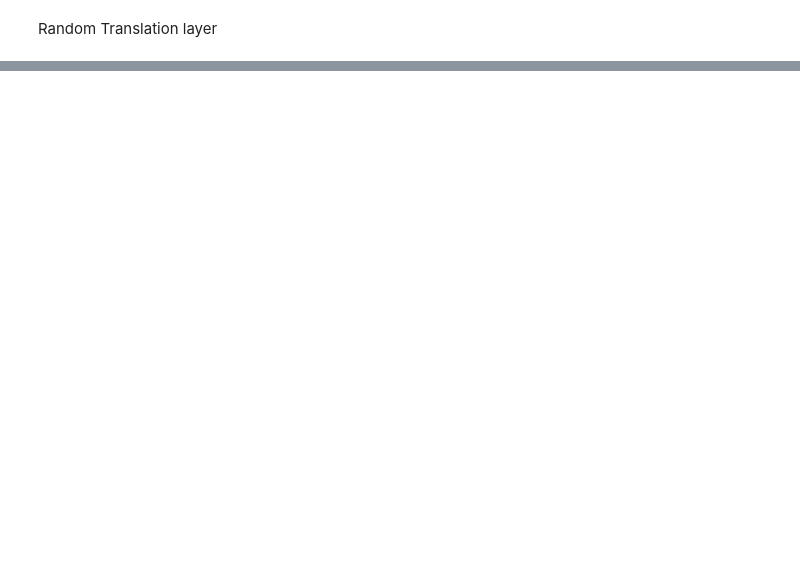
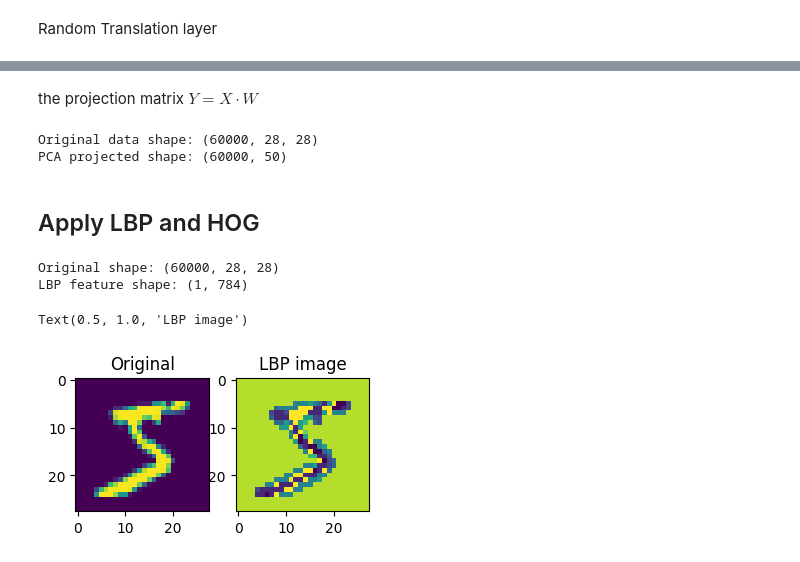
Before and after one commit to SouvikGhorui/MMVL-project-pre-requisites, a Jupyter notebook: Machine learning/MiniProject.ipynb, the cells around one changed output, grey strips where cells are left out. Cells and saved outputs as stored; diff of their text form; code cells hidden in the pictures; blank space fills up the shorter version.

```diff
--- a/Machine learning/MiniProject.ipynb
+++ b/Machine learning/MiniProject.ipynb
@@ -56,0 +120,42 @@ Text(0.5, 1.0, 'Translated image')
+# %% [markdown]
+the projection matrix $ Y = X \cdot W$
+# %%
+x_pca = tf.matmul(x_centered, w)
+print("Original data shape:", x_train.shape)
+print("PCA projected shape:", x_pca.shape)
+# %% [output]
+Original data shape: (60000, 28, 28)
+PCA projected shape: (60000, 50)
+# %% [markdown]
+## Apply LBP and HOG
+# %%
+from skimage.feature import local_binary_pattern
+from skimage import color
+def extract_LBP_features(images):
+    lbp_features = []
+    for image in images:
+        lbp_image = local_binary_pattern(image, P=8 , R = 2, method = 'uniform')
+        # since lbp_image in of the shape 28x28 , we flatten it
+        lbp_features.append(lbp_image.flatten())
+
+        return np.array(lbp_features)
+
+x_train_lbp = extract_LBP_features(x_train)
+print(f'Original shape: {x_train.shape}')
+print(f'LBP feature shape: {x_train_lbp.shape}')
+# %% [output]
+Original shape: (60000, 28, 28)
+LBP feature shape: (1, 784)
+# %%
+image = x_train[0]
+lbp = local_binary_pattern(image, 8, 2 , method = 'uniform')
+plt.figure(figsize = (10, 5))
+plt.subplot(1,5, 1)
+plt.imshow(image)
+plt.title('Original')
+plt.subplot(1,5,2)
+plt.imshow(lbp)
+plt.title('LBP image')
+# %% [output]
+Text(0.5, 1.0, 'LBP image')
+[figure, added]
```
Also changed, not shown: parts of 16 cells of this notebook.
